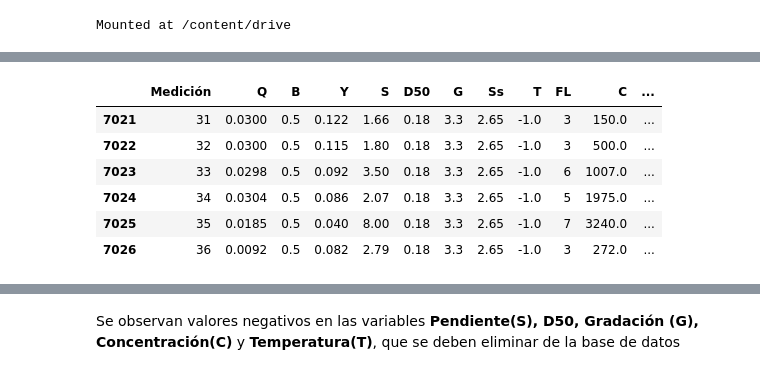
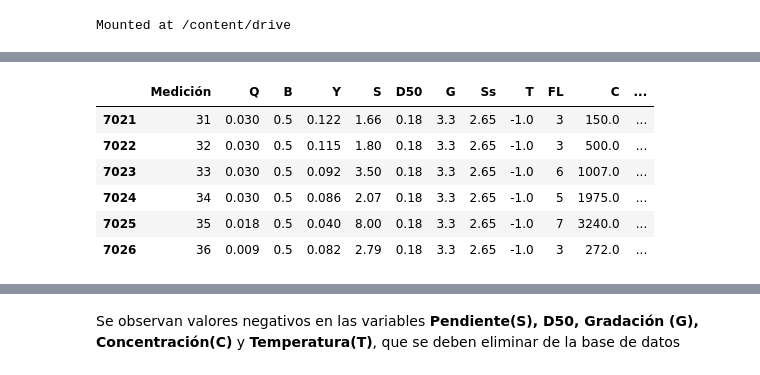
Before and after one commit to jufochoa/ML-Geociencias, a Jupyter notebook: Trabajo/ML_en_Geociencias_1_Análisis_Clasificacion_Binaria.ipynb, the cells around one changed output, grey strips where cells are left out. Drawn from its saved outputs; the diff is of its cells as text; code cells hidden in the pictures.

```diff
--- a/Trabajo/ML_en_Geociencias_1_Análisis_Clasificacion_Binaria.ipynb
+++ b/Trabajo/ML_en_Geociencias_1_Análisis_Clasificacion_Binaria.ipynb
@@ -61,18 +70,18 @@ import xlrd
 # %%
 #Carga de datos
 from google.colab import drive
-dcrudos=pd.read_excel("/content/drive/MyDrive/ML/BDSedimentos.xlsx")
+dcrudos=pd.read_excel("/content/ML-Geociencias/BDSedimentos.xlsx")
 
 dcrudos.head(6)
 dcrudos.tail(6)
 # %% [output]
 |  | Medición | Q | B | Y | S | D50 | G | Ss | T | FL | C | ... |
-| 7021 | 31 | 0.0300 | 0.5 | 0.122 | 1.66 | 0.18 | 3.3 | 2.65 | -1.0 | 3 | 150.0 | ... |
-| 7022 | 32 | 0.0300 | 0.5 | 0.115 | 1.80 | 0.18 | 3.3 | 2.65 | -1.0 | 3 | 500.0 | ... |
-| 7023 | 33 | 0.0298 | 0.5 | 0.092 | 3.50 | 0.18 | 3.3 | 2.65 | -1.0 | 6 | 1007.0 | ... |
-| 7024 | 34 | 0.0304 | 0.5 | 0.086 | 2.07 | 0.18 | 3.3 | 2.65 | -1.0 | 5 | 1975.0 | ... |
-| 7025 | 35 | 0.0185 | 0.5 | 0.040 | 8.00 | 0.18 | 3.3 | 2.65 | -1.0 | 7 | 3240.0 | ... |
-| 7026 | 36 | 0.0092 | 0.5 | 0.082 | 2.79 | 0.18 | 3.3 | 2.65 | -1.0 | 3 | 272.0 | ... |
+| 7021 | 31 | 0.030 | 0.5 | 0.122 | 1.66 | 0.18 | 3.3 | 2.65 | -1.0 | 3 | 150.0 | ... |
+| 7022 | 32 | 0.030 | 0.5 | 0.115 | 1.80 | 0.18 | 3.3 | 2.65 | -1.0 | 3 | 500.0 | ... |
+| 7023 | 33 | 0.030 | 0.5 | 0.092 | 3.50 | 0.18 | 3.3 | 2.65 | -1.0 | 6 | 1007.0 | ... |
+| 7024 | 34 | 0.030 | 0.5 | 0.086 | 2.07 | 0.18 | 3.3 | 2.65 | -1.0 | 5 | 1975.0 | ... |
+| 7025 | 35 | 0.018 | 0.5 | 0.040 | 8.00 | 0.18 | 3.3 | 2.65 | -1.0 | 7 | 3240.0 | ... |
+| 7026 | 36 | 0.009 | 0.5 | 0.082 | 2.79 | 0.18 | 3.3 | 2.65 | -1.0 | 3 | 272.0 | ... |
 # %%
 #Resumen estadístico de los datos
 pd.set_option('display.width',100)
```
Also changed, not shown: parts of 1 cell of this notebook.
